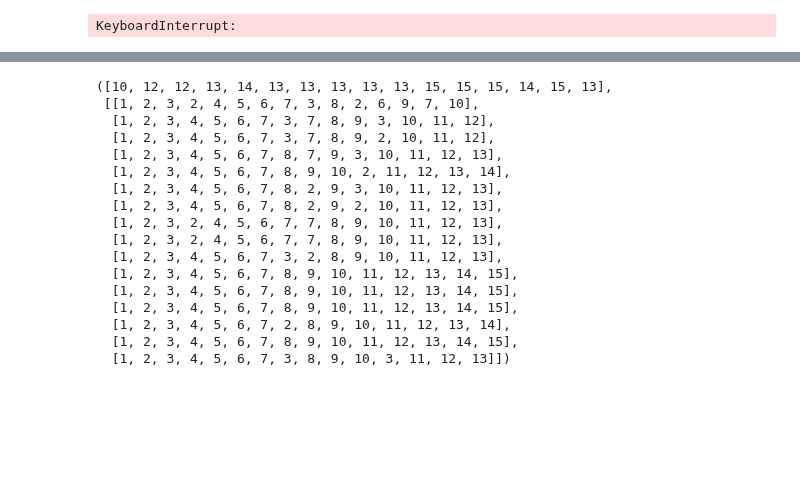
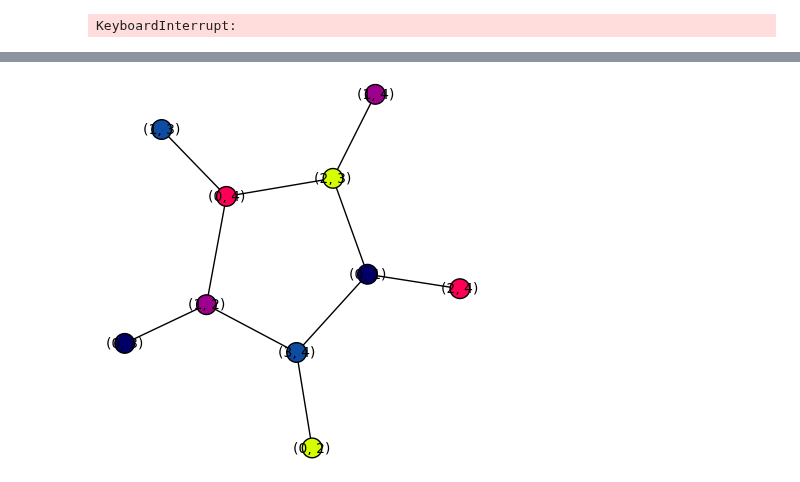
Before and after one commit to moeru1/geometric-colorings, a Jupyter notebook: Untitled.ipynb, the cells around one changed output, grey strips where cells are left out. Saved outputs shown, nothing was run; the diff lists cells and outputs as text; code cells hidden in the pictures; blank space fills up the shorter version.

Commit message:
agrega coloracion disjoint

```diff
--- a/Untitled.ipynb
+++ b/Untitled.ipynb
@@ -462,20 +454,3 @@ color_list = [(0, 0, 0),
 for i in range(len(color_list)):
     (r,g,b) = color_list[i]
     color_list[i] = (r/255, g/255, b/255)
-# %%
-def draw_points(p_set):
-    n = len(p_set)
-    line_arr = []
-    c = 0
-    for i in range(n):
-        for j in range(i+1, n):
-            line_arr.append(line([p_set[i], p_set[j]], rgbcolor=color_list[c]))
-            c += 1
-
-    draw = line_arr[0]
-    for i in range(1, len(line_arr)):
-        draw += line_arr[i]
-
-    return draw
-
-draw_points(points_set[0])
@@ -506,22 +479,37 @@ def read_colorings(fname):
             i += 1
         return h, h_coloring
 # %%
-read_colorings("Harmonious-coloring/results/adj_otypes06.out")
+_, coloring5 = read_colorings("Harmonious-coloring/results/adj_otypes05.out")
-# %% [output]
-([10, 12, 12, 13, 14, 13, 13, 13, 13, 13, 15, 15, 15, 14, 15, 13],
- [[1, 2, 3, 2, 4, 5, 6, 7, 3, 8, 2, 6, 9, 7, 10],
-  [1, 2, 3, 4, 5, 6, 7, 3, 7, 8, 9, 3, 10, 11, 12],
-  [1, 2, 3, 4, 5, 6, 7, 3, 7, 8, 9, 2, 10, 11, 12],
-  [1, 2, 3, 4, 5, 6, 7, 8, 7, 9, 3, 10, 11, 12, 13],
-  [1, 2, 3, 4, 5, 6, 7, 8, 9, 10, 2, 11, 12, 13, 14],
-  [1, 2, 3, 4, 5, 6, 7, 8, 2, 9, 3, 10, 11, 12, 13],
-  [1, 2, 3, 4, 5, 6, 7, 8, 2, 9, 2, 10, 11, 12, 13],
-  [1, 2, 3, 2, 4, 5, 6, 7, 7, 8, 9, 10, 11, 12, 13],
-  [1, 2, 3, 2, 4, 5, 6, 7, 7, 8, 9, 10, 11, 12, 13],
-  [1, 2, 3, 4, 5, 6, 7, 3, 2, 8, 9, 10, 11, 12, 13],
-  [1, 2, 3, 4, 5, 6, 7, 8, 9, 10, 11, 12, 13, 14, 15],
-  [1, 2, 3, 4, 5, 6, 7, 8, 9, 10, 11, 12, 13, 14, 15],
-  [1, 2, 3, 4, 5, 6, 7, 8, 9, 10, 11, 12, 13, 14, 15],
-  [1, 2, 3, 4, 5, 6, 7, 2, 8, 9, 10, 11, 12, 13, 14],
-  [1, 2, 3, 4, 5, 6, 7, 8, 9, 10, 11, 12, 13, 14, 15],
-  [1, 2, 3, 4, 5, 6, 7, 3, 8, 9, 10, 3, 11, 12, 13]])
+# %%
+from collections import defaultdict
+
+def draw_points(p_set, coloring):
+    n = len(p_set)
+    line_arr = []
+    c = 0
+    for i in range(n):
+        for j in range(i+1, n):
+            line_arr.append(line([p_set[i], p_set[j]], rgbcolor=color_list[coloring[c]]))
+            c += 1
+
+    draw = line_arr[0]
+    for i in range(1, len(line_arr)):
+        draw += line_arr[i]
+
+    return draw
+
+
+def draw_disjoint(p_set, coloring):
+    n = len(p_set)
+    E = [(a,b) for a in range(n) for b in range(a+1, n)]
+    G = D(p_set, E)
+    color_map = defaultdict(list)
+    i = 0
+    for p in G.vertices():
+        color = color_list[coloring[i]]
+        color_map[color].append(p)
+        i += 1
+    P = G.graphplot(vertex_colors = color_map)
+    return P
+# %% [output]
+[figure, added]
```
Also changed, not shown: parts of 16 cells of this notebook, 1 other file.
